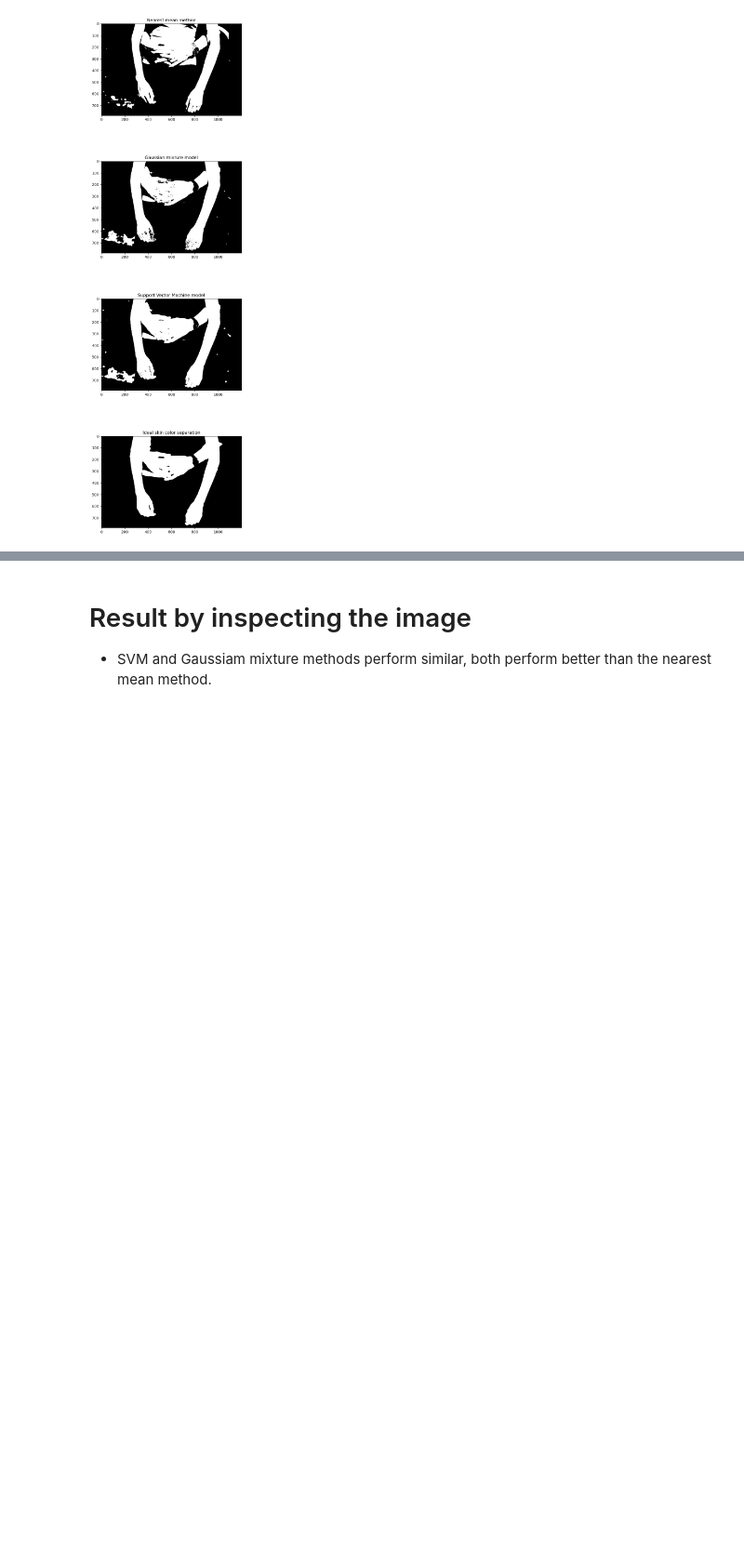
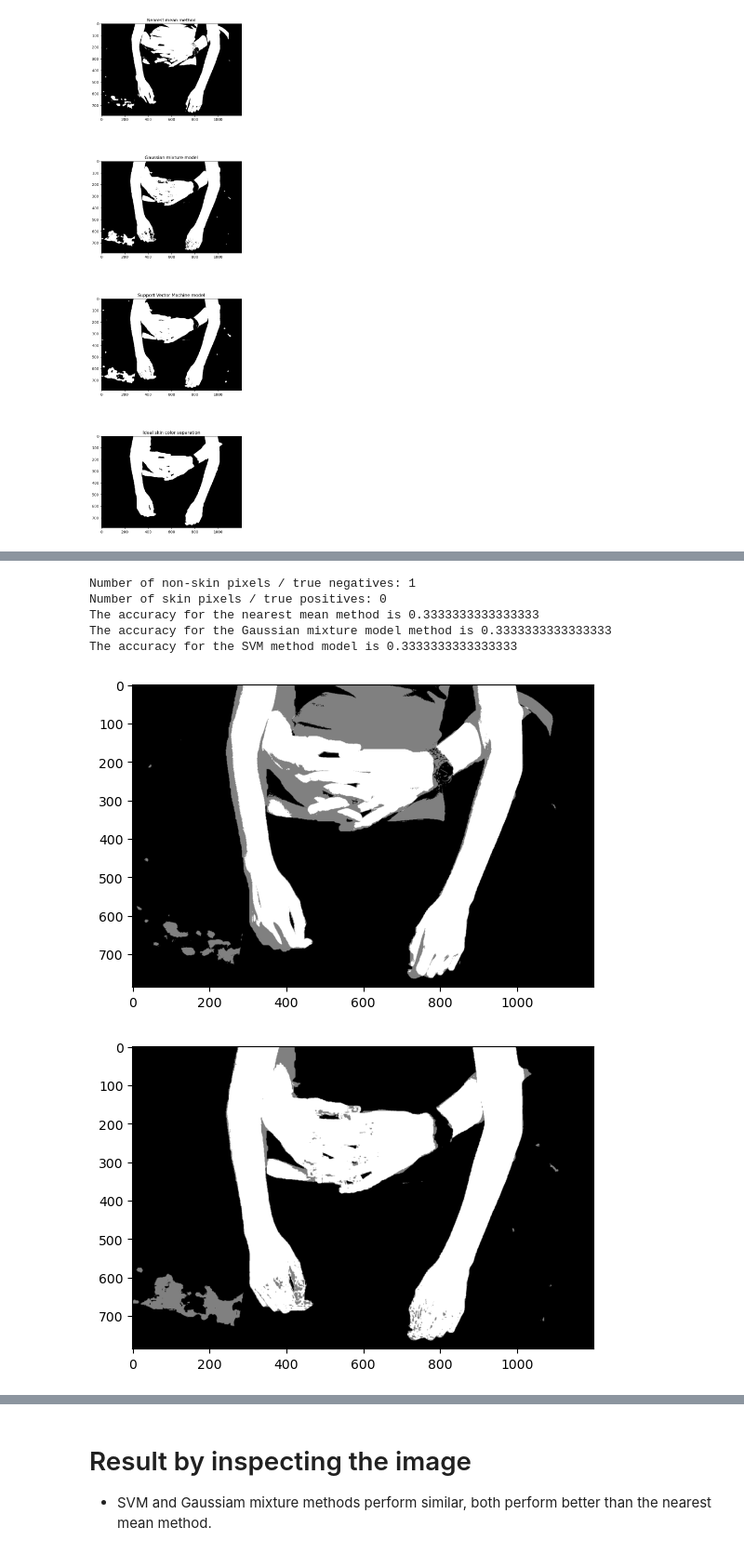
Before and after one commit to ablarer/SCC_ZHAW, a Jupyter notebook: 06/MaterialPython/Lab06.ipynb, the cells around one changed output, grey strips where cells are left out. Shown: that part at 93% size. Drawn from its saved outputs; the diff is of its cells as text; code cells hidden in the pictures; blank space fills up the shorter version.

Commit message:
Lab 06. Tried to calculate the accuracy.

```diff
--- a/06/MaterialPython/Lab06.ipynb
+++ b/06/MaterialPython/Lab06.ipynb
@@ -175,0 +193,70 @@ plt.show()
+# %%
+# Converts an image to a 1-dimensional vector
+def grayscale_2_vector(img):
+    return img.reshape((img.shape[0]*img.shape[1]))
+
+# Convert image maskTest to a 1-dimensional vector
+maskTest = data['maskTest']
+vector_maskTest= img_2_vector(maskTest )
+
+# Attain the number of skin and non-skin labels
+# Get sum of true positives and true negatives from the maskTest image
+
+# Number of non-skin pixels, true negatives
+black = 0.0
+true_negatives = len(np.where(vector_maskTest==black))
+print('Number of non-skin pixels / true negatives:', true_negatives)
+
+# Number of skin pixels, true positives
+white = 1.0
+true_positives = len(vector_maskTest[vector_maskTest[0]==white])
+print('Number of skin pixels / true positives:', true_positives)
+
+# Calculate the difference of the vectors in relation to the maskTest image
+# Thus, get the number of false negatives and positives
+# Difference: 1 - 1 = 0 -> True positive
+# Difference: 0 - 1 = -1 -> False positive
+# Difference: 1 - 0 = 1 -> False negative
+# Difference: 0 - 0 = 0 -> True negative
+difference_nm = vector_maskTest - alpha_nm[0]
+difference_gmm = vector_maskTest - alpha_gmm[0]
+difference_svm = vector_maskTest - alpha_svm[0]
+
+# Number of false negatives
+false_positive = -1.0
+fp_nm = len(np.where(difference_nm==false_positive))
+fp_gmm = len(np.where(difference_gmm==false_positive))
+fp_svm = len(np.where(difference_svm==false_positive))
+
+# Number of false positives
+false_negative = 1.0
+fn_nm = len(np.where(difference_nm==false_negative))
+fn_gmm = len(np.where(difference_gmm==false_negative))
+fn_svm = len(np.where(difference_svm==false_negative))
+
+# Calculate accuracy
+sum_tp_tn =  true_positives + true_negatives
+accuracy_nm = sum_tp_tn/(sum_tp_tn+fp_nm+fn_nm)
+accuracy_gmm = sum_tp_tn/(sum_tp_tn+fp_gmm+fn_gmm)
+accuracy_svm = sum_tp_tn/(sum_tp_tn+fp_svm+fn_svm)
+
+# Print accuracy
+print(f'The accuracy for the nearest mean method is {accuracy_nm}')
+print(f'The accuracy for the Gaussian mixture model method is {accuracy_gmm}')
+print(f'The accuracy for the SVM method model is {accuracy_svm}')
+
+
+plt.imshow(maskTest - image_alpha_nm, cmap='gray')
+plt.show()
+plt.imshow(maskTest - image_alpha_gmm, cmap='gray')
+plt.show()
+plt.imshow(maskTest - image_alpha_svm, cmap='gray')
+plt.show()
+# %% [output]
+Number of non-skin pixels / true negatives: 1
+Number of skin pixels / true positives: 0
+The accuracy for the nearest mean method is 0.3333333333333333
+The accuracy for the Gaussian mixture model method is 0.3333333333333333
+The accuracy for the SVM method model is 0.3333333333333333
+[figure, added]
+[figure, added]
```
Also changed, not shown: parts of 6 cells of this notebook.
